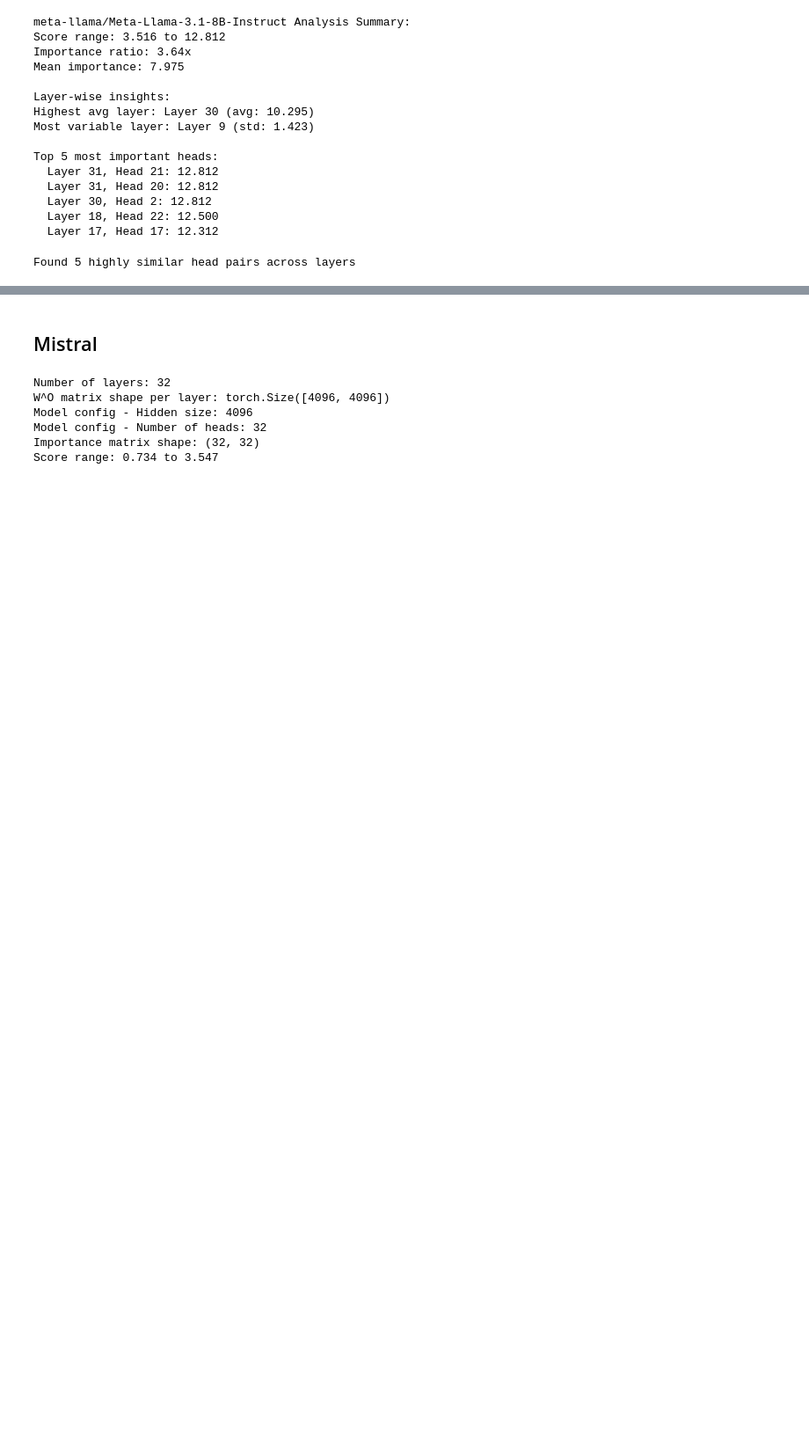
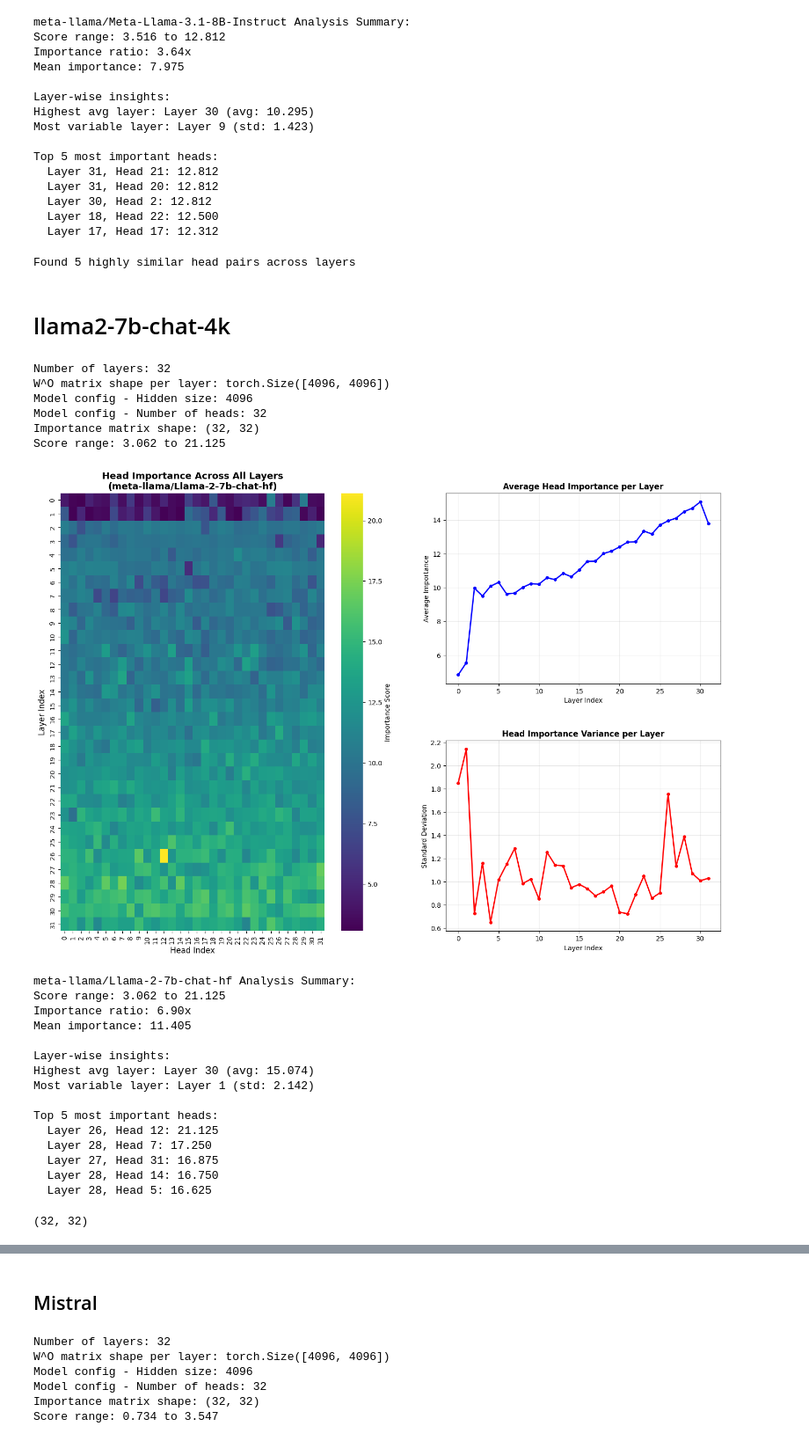
Before and after one commit to akshaj02/matrix-kv, a Jupyter notebook: plot.ipynb, the cells around one changed output, grey strips where cells are left out. Shown at 88% size. Drawn from its saved outputs; the diff is of its cells as text; code cells hidden in the pictures; blank space fills up the shorter version.

```diff
--- a/plot.ipynb
+++ b/plot.ipynb
@@ -331,3 +335,72 @@ similar_heads = find_similar_heads_cross_layer(similarity_matrix, len(wo_matrice
 print(f"Found {len(similar_heads)} highly similar head pairs across layers")
 # %% [output]
 Found 5 highly similar head pairs across layers
+# %% [markdown]
+# llama2-7b-chat-4k
+# %%
+import torch
+import numpy as np
+import matplotlib.pyplot as plt
+from transformers import LlamaModel, AutoTokenizer
+import seaborn as sns
+
+model_name = "meta-llama/Llama-2-7b-chat-hf"
+model = LlamaModel.from_pretrained(
+    model_name,
+    torch_dtype=torch.bfloat16,
+    device_map="cpu"
+)
+#tokenizer = AutoTokenizer.from_pretrained(model_name)
+
+# Extract all W^O matrices
+wo_matrices = extract_wo_matrices(model)
+
+# Print basic information
+print(f"Number of layers: {len(wo_matrices)}")
+print(f"W^O matrix shape per layer: {wo_matrices[0].shape}")
+print(f"Model config - Hidden size: {model.config.hidden_size}")
+print(f"Model config - Number of heads: {model.config.num_attention_heads}")
+
+# Extract blocks for all layers
+num_heads = model.config.num_attention_heads  # 32 for Llama-3.1-8B
+head_dim = model.config.hidden_size // num_heads  # 4096 // 32 = 128
+
+all_head_blocks = []
+for layer_idx, wo_matrix in enumerate(wo_matrices):
+    head_blocks = extract_wo_blocks_per_head(wo_matrix, num_heads, head_dim)
+    all_head_blocks.append(head_blocks)
+    # print(f"Layer {layer_idx}: Extracted {len(head_blocks)} head blocks, each shape {head_blocks[0].shape}")
+
+# Compute importance scores
+importance_scores = compute_head_importance_all_layers(model)
+print(f"Importance matrix shape: {importance_scores.shape}")
+print(f"Score range: {importance_scores.min():.3f} to {importance_scores.max():.3f}")
+
+plot_head_importance_heatmap(importance_scores, model_name)
+# %% [output]
+Number of layers: 32
+W^O matrix shape per layer: torch.Size([4096, 4096])
+Model config - Hidden size: 4096
+Model config - Number of heads: 32
+Importance matrix shape: (32, 32)
+Score range: 3.062 to 21.125
+[figure, added]
+meta-llama/Llama-2-7b-chat-hf Analysis Summary:
+Score range: 3.062 to 21.125
+Importance ratio: 6.90x
+Mean importance: 11.405
+
+Layer-wise insights:
+Highest avg layer: Layer 30 (avg: 15.074)
+Most variable layer: Layer 1 (std: 2.142)
+
+Top 5 most important heads:
+  Layer 26, Head 12: 21.125
+  Layer 28, Head 7: 17.250
+  Layer 27, Head 31: 16.875
+  Layer 28, Head 14: 16.750
+  Layer 28, Head 5: 16.625
+# %%
+importance_scores.shape
+# %% [output]
+(32, 32)
```
Also changed, not shown: parts of 14 cells of this notebook, 13 other files.
